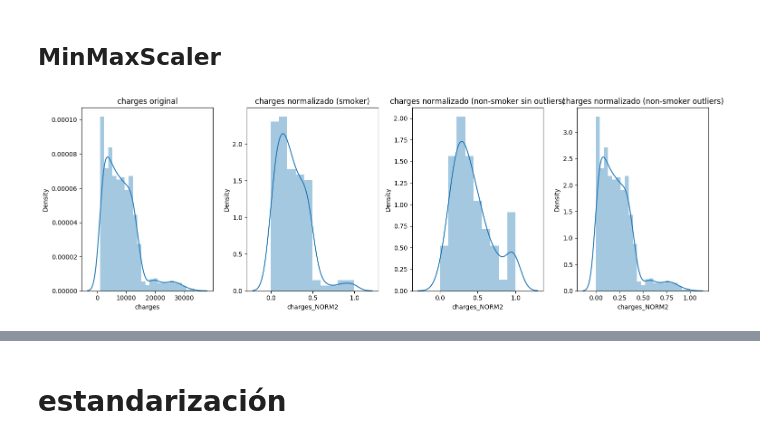
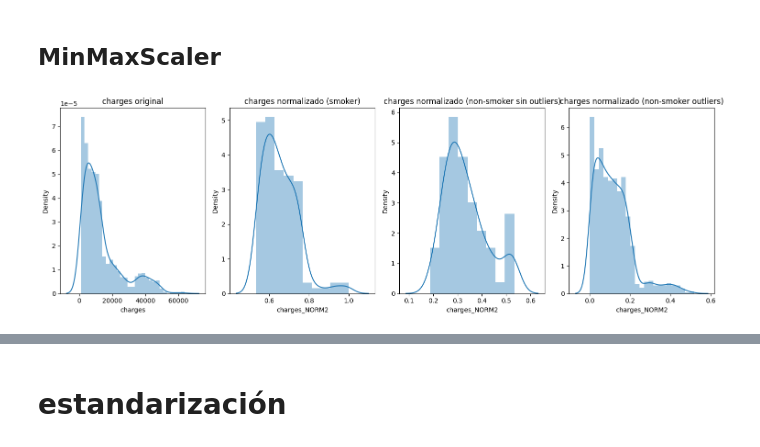
Before and after one commit to annassanchez/lab-ml, a Jupyter notebook: ml_clean.ipynb, the cells around one changed output, grey strips where cells are left out. Saved outputs shown, nothing was run; the diff lists cells and outputs as text; code cells hidden in the pictures.

```diff
--- a/ml_clean.ipynb
+++ b/ml_clean.ipynb
@@ -553,25 +570,25 @@ original mayor Q3 ShapiroResult(statistic=0.9084067940711975, pvalue=1.018371804
 minmax = MinMaxScaler()
 # %%
 # ajustamos el modelo utilizando nuestro set de datos
-for df in [df_mayor_Q3, df_smoker, df_non_smoker]:
+for data in [df_mayor_Q3, df_smoker, df_non_smoker]:
     minmax.fit(df[["charges"]])
-    X_normalizadas = minmax.transform(df[["charges"]])
-    df["charges_NORM2"] = X_normalizadas
+    X_normalizadas = minmax.transform(data[["charges"]])
+    data["charges_NORM2"] = X_normalizadas
 # %%
 fig, axes = plt.subplots(1, 4, figsize = (15,5))
 
 axes[0].set_title('charges original')
 axes[1].set_title('charges normalizado (smoker)')
 axes[2].set_title('charges normalizado (non-smoker sin outliers)')
 axes[3].set_title('charges normalizado (non-smoker outliers)')
 
 sns.distplot(df['charges'] ,ax = axes[0])
-sns.distplot(['charges_NORM2'], ax = axes[1])
+sns.distplot(df_mayor_Q3['charges_NORM2'], ax = axes[1])
 sns.distplot(df_smoker['charges_NORM2'], ax = axes[2])
 sns.distplot(df_non_smoker['charges_NORM2'], ax = axes[3])
 fig.tight_layout();
 # %% [output]
-[figure, old version]
+[figure, new version]
 # %%
 print('original smokers', stats.shapiro(df_mayor_Q3["charges"]), '\n smokers log:', stats.shapiro(df_mayor_Q3["charges_NORM2"]),
       '\n original non-smokers con charges', stats.shapiro(df_smoker["charges"]), '\n non-smokers con charges log:', stats.shapiro(df_smoker["charges_NORM2"]),
```
Also changed, not shown: parts of 28 cells of this notebook.
